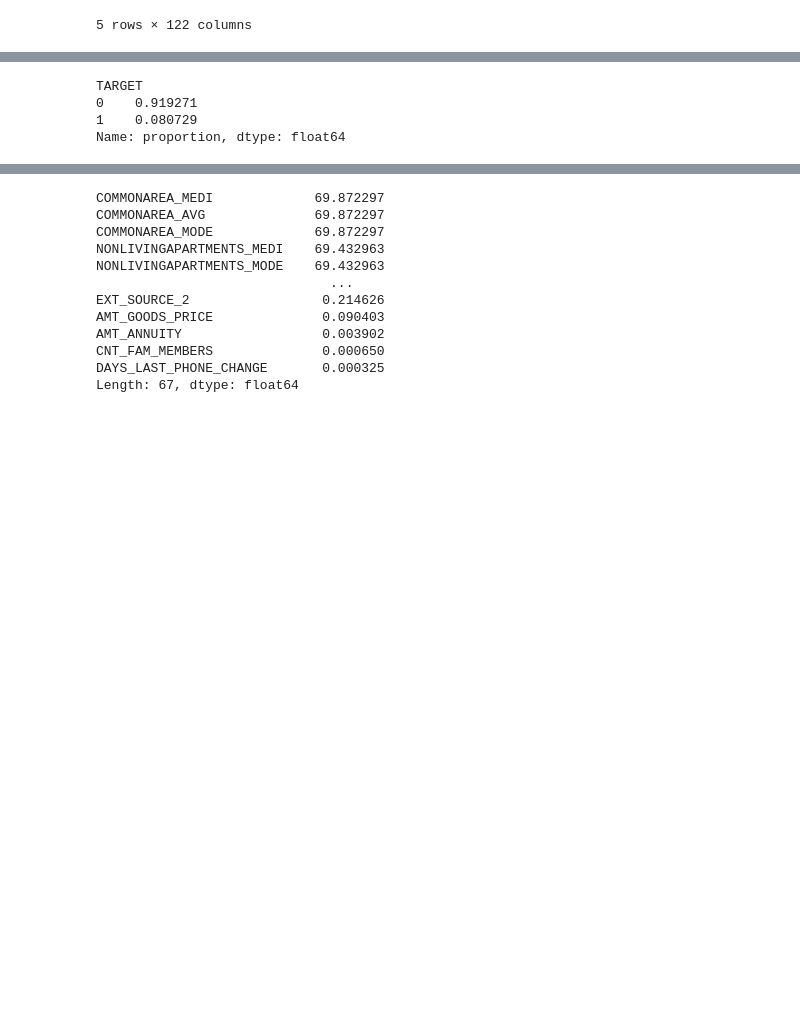
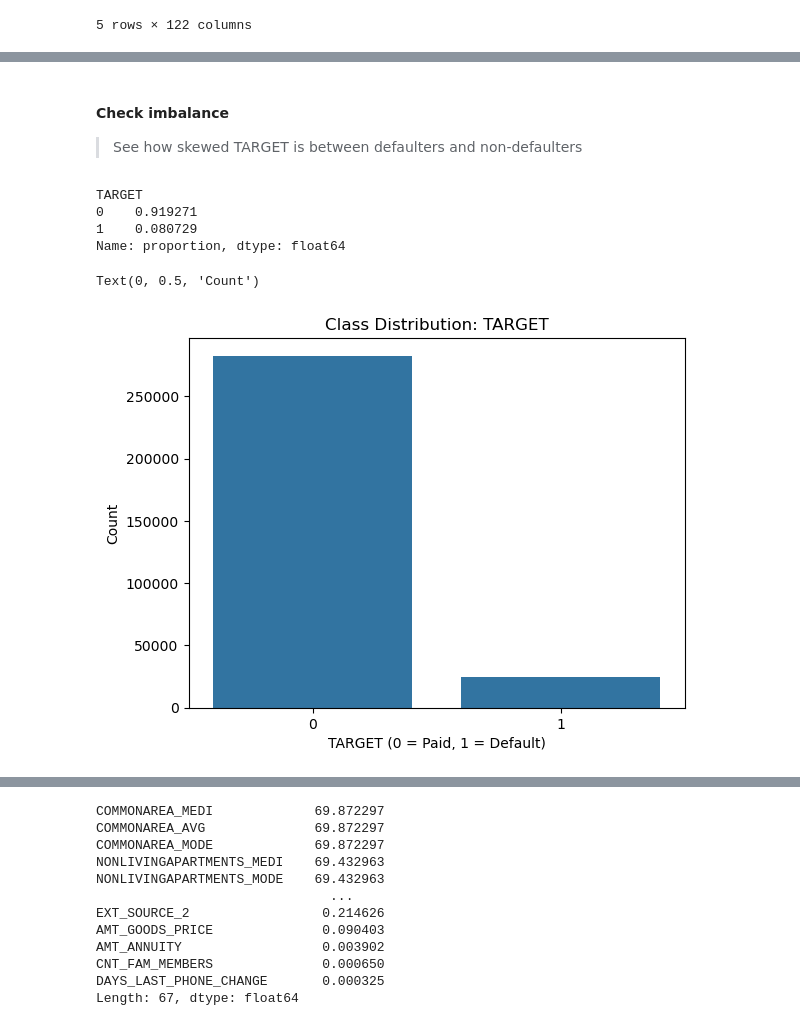
Before and after one commit to edgarordonezz/loan-default-predictor, a Jupyter notebook: load_default_eda_training.ipynb, the cells around one changed output, grey strips where cells are left out. Saved outputs shown, nothing was run; the diff lists cells and outputs as text; code cells hidden in the pictures; blank space fills up the shorter version.

```diff
--- a/load_default_eda_training.ipynb
+++ b/load_default_eda_training.ipynb
@@ -35 +50,4 @@ df.head()
+# %% [markdown]
+#### Check imbalance
+> See how skewed TARGET is between defaulters and non-defaulters
 # %%
@@ -39,3 +57,11 @@ TARGET
 0    0.919271
 1    0.080729
 Name: proportion, dtype: float64
+# %%
+sns.countplot(x='TARGET', data=df)
+plt.title('Class Distribution: TARGET')
+plt.xlabel('TARGET (0 = Paid, 1 = Default)')
+plt.ylabel('Count')
+# %% [output]
+Text(0, 0.5, 'Count')
+[figure, added]
```
Also changed, not shown: parts of 29 cells of this notebook.
